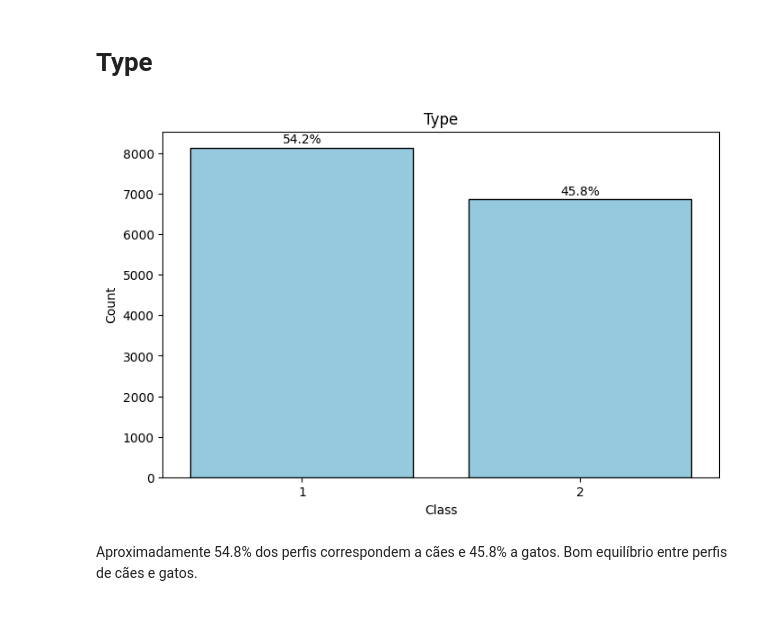
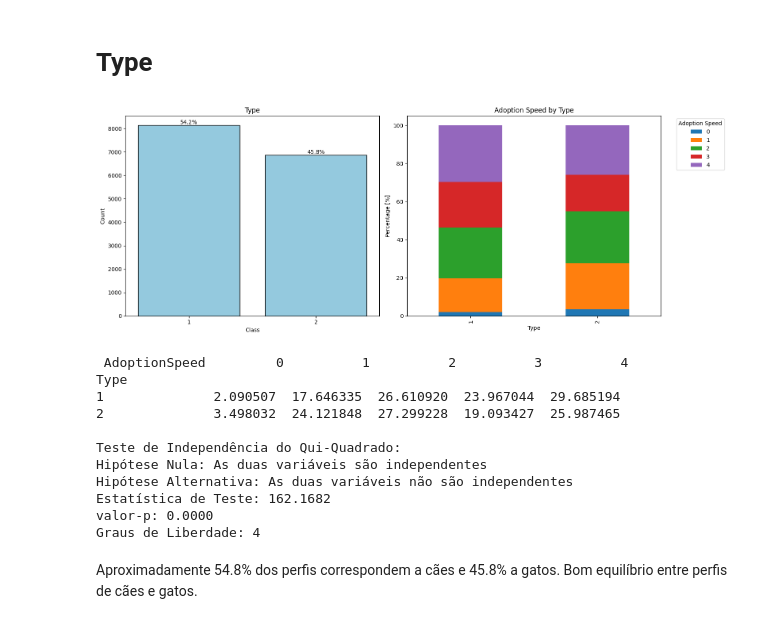
Before and after one commit to BolachinhaAmericana/MSc-MachineLearning, a Jupyter notebook: AA_202425_Project_ASM_V2.ipynb, the cells around one changed output. Saved outputs shown, nothing was run; the diff lists cells and outputs as text; code cells hidden in the pictures.

```diff
--- a/AA_202425_Project_ASM_V2.ipynb
+++ b/AA_202425_Project_ASM_V2.ipynb
@@ -224,3 +227,14 @@ def mycrosstab(var1, var2, title, xlab, ylab, leg):
+# %%
+def plot_side_by_side(data, var1, var2,
+                      barplot_title, barplot_xlab, barplot_ylab,
+                      crosstab_title, crosstab_xlab, crosstab_ylab, crosstab_leg):
+
+    fig, axes = plt.subplots(1, 2, figsize=(16, 6))
+    mybarplot(data, title=barplot_title, xlab=barplot_xlab, ylab=barplot_ylab, ax=axes[0])
+    ct_percentage = mycrosstab(var1, var2, title=crosstab_title, xlab=crosstab_xlab, ylab=crosstab_ylab, leg=crosstab_leg, ax=axes[1])
+    plt.tight_layout()
+    plt.show()
+    print('\n', ct_percentage)
 # %%
 def mychi2(var1, var2):
     chi2, pval, dof, _ = chi2_contingency(pd.crosstab(var1, var2))
@@ -325,9 +339,33 @@ Name: Description, dtype: object
 Seria interessante retirar informação da descrição para comparar, ou completar, outras variáveis. No entanto, não é fácil retirar essa informação, pelo que se optou por excluír esta variável.
 # %% [markdown]
 # Type
-# %%
-mybarplot(data = df['Type'], title = "Type", xlab = "Class", ylab = "Count")
-# %% [output]
-[figure, removed]
+# %%
+plot_side_by_side(
+    data=df['Type'],
+    var1=df['Type'],
+    var2=df['AdoptionSpeed'],
+    barplot_title="Type",
+    barplot_xlab="Class",
+    barplot_ylab="Count",
+    crosstab_title="Adoption Speed by Type",
+    crosstab_xlab="Type",
+    crosstab_ylab="Percentage [%]",
+    crosstab_leg="Adoption Speed"
+)
+
+mychi2(var1 = df["Type"], var2 = df["AdoptionSpeed"])
+# %% [output]
+[figure, added]
+ AdoptionSpeed         0          1          2          3          4
+Type
+1              2.090507  17.646335  26.610920  23.967044  29.685194
+2              3.498032  24.121848  27.299228  19.093427  25.987465
+
+Teste de Independência do Qui-Quadrado:
+Hipótese Nula: As duas variáveis são independentes
+Hipótese Alternativa: As duas variáveis não são independentes
+Estatística de Teste: 162.1682
+valor-p: 0.0000
+Graus de Liberdade: 4
 # %% [markdown]
 Aproximadamente 54.8% dos perfis correspondem a cães e 45.8% a gatos. Bom equilíbrio entre perfis de cães e gatos.
```
Also changed, not shown: parts of 88 cells of this notebook.
